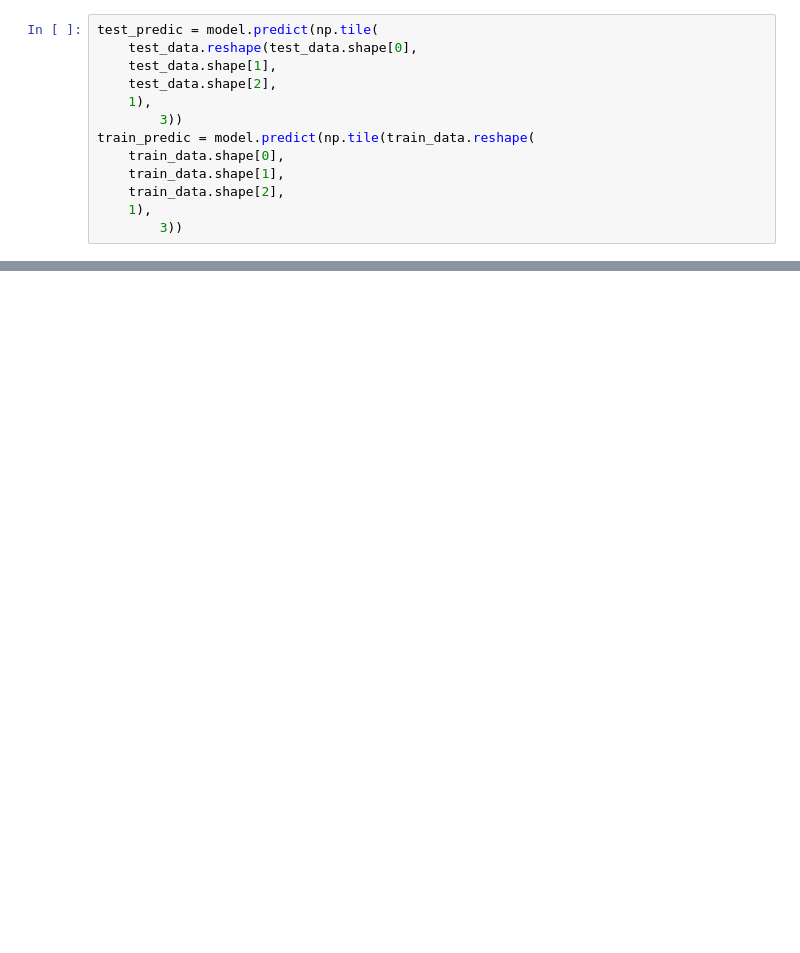
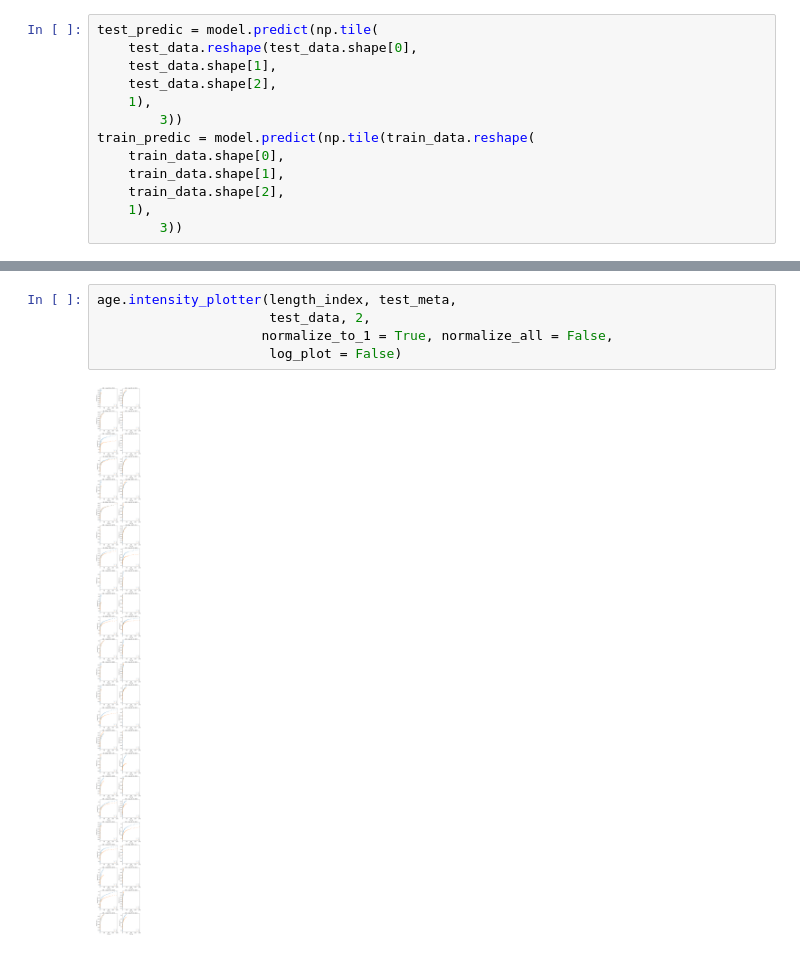
Before and after one commit to santi921/AM216Final2019, a Jupyter notebook: Cuccia_NN.ipynb, the cells around one changed output, grey strips where cells are left out. Cells and saved outputs as stored; diff of their text form; blank space fills up the shorter version.

```diff
--- a/Cuccia_NN.ipynb
+++ b/Cuccia_NN.ipynb
@@ -233 +259,8 @@ age.data_plotter(test_times, test_pred_times,
+# %%
+age.intensity_plotter(length_index, test_meta,
+                      test_data, 2,
+                     normalize_to_1 = True, normalize_all = False,
+                      log_plot = False)
+# %% [output]
+[figure, added]
 # %%
```
Also changed, not shown: parts of 12 cells of this notebook, 1 other file.
